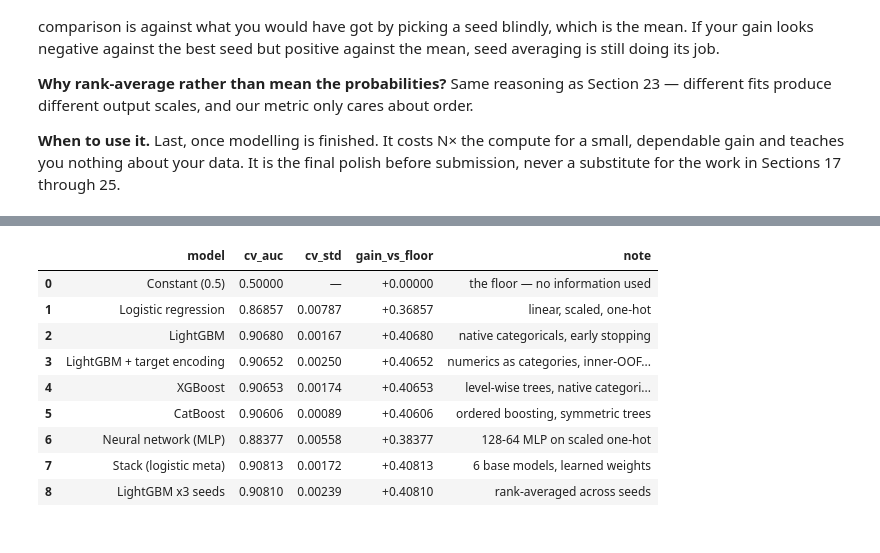
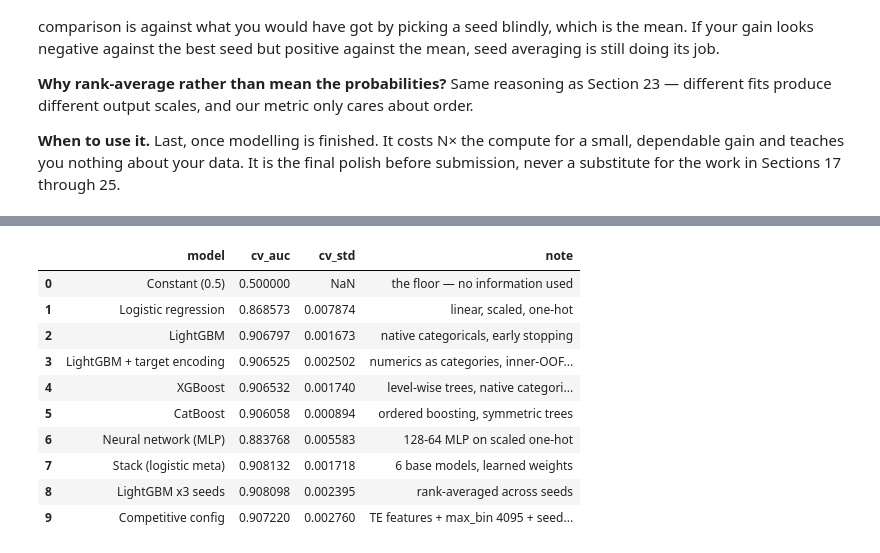
Before and after one commit to EAniwa/kaggle-s6e8-smartphone-addiction, a Jupyter notebook: build/executed.ipynb, the cells around one changed output, grey strips where cells are left out. Cells and saved outputs as stored; diff of their text form; code cells hidden in the pictures.

```diff
--- a/build/executed.ipynb
+++ b/build/executed.ipynb
@@ -2489,21 +2489,63 @@ never a substitute for the work in Sections 17 through 25.
 # %%
-board = pd.DataFrame(scoreboard)
-board["gain_vs_floor"] = board["cv_auc"] - 0.5
-board = board[["model", "cv_auc", "cv_std", "gain_vs_floor", "note"]]
-display(board.style.format({"cv_auc": "{:.5f}", "cv_std": "{:.5f}",
-                            "gain_vs_floor": "{:+.5f}"}, na_rep="—"))
+# Everything measured as a real win, combined into one model:
+#   - target-encoded numerics AS INPUT FEATURES (reported ~+0.0030)
+#   - max_bin far above the default 255 (reported ~+0.0022)
+#   - capacity from the Section 17 sweep
+#   - a slower learning rate with more trees
+#   - seed averaging on top
+#
+# NOTE ON HYPERPARAMETER TUNING: deliberately not doing an Optuna search here.
+# On this competition, long HPO runs on already-good models moved scores by
+# ~0.00002. The levers below are two orders of magnitude larger.
+comp_params = {
+    **lgb_params,
+    "max_bin": 4095,          # the single most underrated parameter here
+    "learning_rate": 0.02,
+    "n_estimators": 8000,
+    "min_child_samples": 60,
+}
+COMP_SEEDS = [42, 202]
 
-best_row = board.loc[board["cv_auc"].idxmax()]
-print(f"Best model: {best_row['model']}  (CV AUC {best_row['cv_auc']:.5f})")
+print("Competitive configuration")
+print(f"  max_bin        {comp_params['max_bin']}")
+print(f"  num_leaves     {comp_params['num_leaves']}")
+print(f"  learning_rate  {comp_params['learning_rate']}")
+print(f"  seeds          {COMP_SEEDS}\n")
 
-fig, ax = plt.subplots(figsize=(8, 3.2))
-ax.barh(board["model"][::-1], board["cv_auc"][::-1], color="#4C72B0")
-ax.axvline(0.5, color="red", ls="--", lw=1.2, label="floor (0.500)")
-ax.set_xlim(0.45, 1.0)
-ax.set_xlabel("cross-validated AUC")
-ax.set_title("Every model, measured on identical folds")
-ax.legend(fontsize=9)
-ax.spines[["top", "right"]].set_visible(False)
-plt.tight_layout()
-plt.show()
+comp_seed_oofs, comp_seed_tests = [], []
+for sd in COMP_SEEDS:
+    p = {**comp_params, "random_state": sd, "bagging_seed": sd,
+         "feature_fraction_seed": sd}
+    oof_c = np.zeros(len(y)); test_c = np.zeros(len(X_test_gbm))
+    for tr, va in cv.split(X_gbm, y):
+        prior = y[tr].mean()
+        Xtr = X_gbm.iloc[tr].copy(); Xva = X_gbm.iloc[va].copy(); Xte = X_test_gbm.copy()
+        # Target encoding, leak-safe, exactly as in Section 20 — but here the
+        # encoded columns JOIN the raw features rather than replacing a model.
+        for c in TE_COLS:
+            e_tr, e_va = target_encode(key_tr[c].iloc[tr], y[tr], key_tr[c].iloc[va], prior)
+            _,    e_te = target_encode(key_tr[c].iloc[tr], y[tr], key_te[c], prior)
+            Xtr[f"te__{c}"], Xva[f"te__{c}"], Xte[f"te__{c}"] = e_tr, e_va, e_te
+
+        m = lgb.LGBMClassifier(**p)
+        m.fit(Xtr, y[tr], eval_set=[(Xva, y[va])], eval_metric="auc",
+              callbacks=[lgb.early_stopping(300, verbose=False)])
+        oof_c[va] = m.predict_proba(Xva)[:, 1]
+        test_c += m.predict_proba(Xte)[:, 1] / N_SPLITS
+    sc, _ = fold_auc_mean(oof_c, y, cv, X_gbm)
+    print(f"  seed {sd:<6} fold-mean AUC {sc:.5f}")
+    comp_seed_oofs.append(rank_by_fold(oof_c, cv, X, y))
+    comp_seed_tests.append(rankdata(test_c) / len(test_c))
+
+oof_comp = np.mean(comp_seed_oofs, axis=0)
+test_comp = np.mean(comp_seed_tests, axis=0)
+comp_mean, comp_std = fold_auc_mean(oof_comp, y, cv, X_gbm)
+
+print(f"  {'-' * 42}")
+print(f"  COMPETITIVE fold-mean AUC {comp_mean:.5f}  (+/- {comp_std:.5f})")
+print(f"  vs plain LightGBM         {comp_mean - lgb_mean:+.5f}")
+print(f"\n  Estimated public LB (CV + 0.0012): {comp_mean + 0.0012:.5f}")
+
+display(record("Competitive config", comp_mean, comp_std,
+               "TE features + max_bin 4095 + seed avg"))
 # %% [output]
@@ -2510,10 +2565,11 @@ plt.show()
-|  | model | cv_auc | cv_std | gain_vs_floor | note |
-| 0 | Constant (0.5) | 0.50000 | — | +0.00000 | the floor — no information used |
-| 1 | Logistic regression | 0.86857 | 0.00787 | +0.36857 | linear, scaled, one-hot |
-| 2 | LightGBM | 0.90680 | 0.00167 | +0.40680 | native categoricals, early stopping |
-| 3 | LightGBM + target encoding | 0.90652 | 0.00250 | +0.40652 | numerics as categories, inner-OOF... |
-| 4 | XGBoost | 0.90653 | 0.00174 | +0.40653 | level-wise trees, native categori... |
-| 5 | CatBoost | 0.90606 | 0.00089 | +0.40606 | ordered boosting, symmetric trees |
-| 6 | Neural network (MLP) | 0.88377 | 0.00558 | +0.38377 | 128-64 MLP on scaled one-hot |
-| 7 | Stack (logistic meta) | 0.90813 | 0.00172 | +0.40813 | 6 base models, learned weights |
-| 8 | LightGBM x3 seeds | 0.90810 | 0.00239 | +0.40810 | rank-averaged across seeds |
+|  | model | cv_auc | cv_std | note |
+| 0 | Constant (0.5) | 0.500000 | NaN | the floor — no information used |
+| 1 | Logistic regression | 0.868573 | 0.007874 | linear, scaled, one-hot |
+| 2 | LightGBM | 0.906797 | 0.001673 | native categoricals, early stopping |
+| 3 | LightGBM + target encoding | 0.906525 | 0.002502 | numerics as categories, inner-OOF... |
+| 4 | XGBoost | 0.906532 | 0.001740 | level-wise trees, native categori... |
+| 5 | CatBoost | 0.906058 | 0.000894 | ordered boosting, symmetric trees |
+| 6 | Neural network (MLP) | 0.883768 | 0.005583 | 128-64 MLP on scaled one-hot |
+| 7 | Stack (logistic meta) | 0.908132 | 0.001718 | 6 base models, learned weights |
+| 8 | LightGBM x3 seeds | 0.908098 | 0.002395 | rank-averaged across seeds |
+| 9 | Competitive config | 0.907220 | 0.002760 | TE features + max_bin 4095 + seed... |
```
Also changed, not shown: parts of 13 cells of this notebook, 3 other files.
